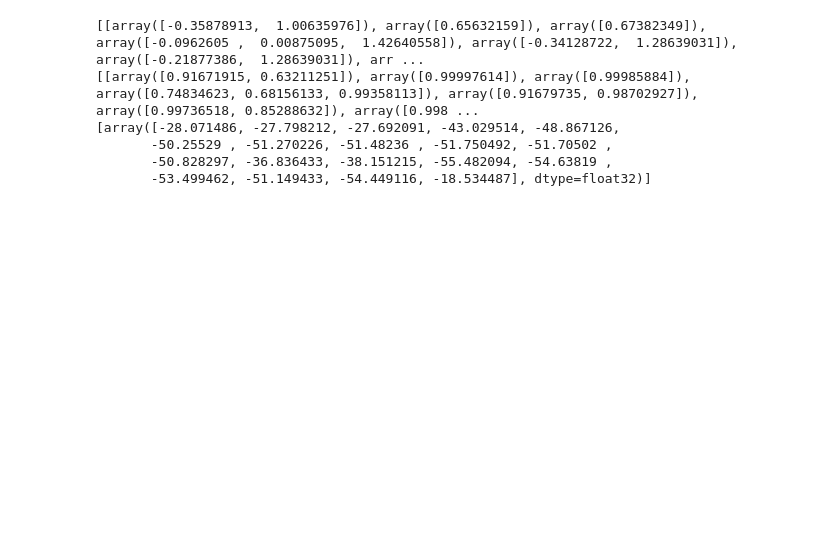
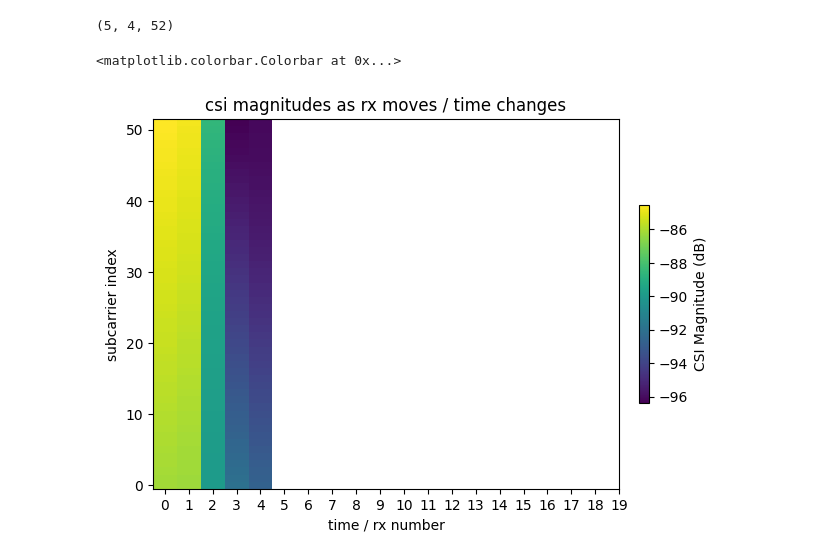
Before and after one commit to patorrad/sionna_dataset_generator, a Jupyter notebook: Sionna_Ray_Tracing_Introduction copy 5.ipynb, the cells around one changed output. Saved outputs shown, nothing was run; the diff lists cells and outputs as text; code cells hidden in the pictures; blank space fills up the shorter version.

```diff
--- a/Sionna_Ray_Tracing_Introduction copy 5.ipynb
+++ b/Sionna_Ray_Tracing_Introduction copy 5.ipynb
@@ -403,15 +431,31 @@ csi.shape (1, 20, 4, 1, 1, 1, 52)
-# %%
-print(angles)
-print(angle_profile_values)
-print(rssi)
-# angles = []
-# angle_profile_values = []
-# rssi = []
-# rssi_normalized = []
-# %% [output]
-[[array([-0.35878913,  1.00635976]), array([0.65632159]), array([0.67382349]), array([-0.0962605 ,  0.00875095,  1.42640558]), array([-0.34128722,  1.28639031]), array([-0.21877386,  1.28639031]), arr ...
-[[array([0.91671915, 0.63211251]), array([0.99997614]), array([0.99985884]), array([0.74834623, 0.68156133, 0.99358113]), array([0.91679735, 0.98702927]), array([0.99736518, 0.85288632]), array([0.998 ...
-[array([-28.071486, -27.798212, -27.692091, -43.029514, -48.867126,
-       -50.25529 , -51.270226, -51.48236 , -51.750492, -51.70502 ,
-       -50.828297, -36.836433, -38.151215, -55.482094, -54.63819 ,
-       -53.499462, -51.149433, -54.449116, -18.534487], dtype=float32)]
+# %%
+# lets make a graph with CSI as time progresses (assuming time progresses when the Rx has moved/changed spatially)
+# we have csi_reshaped with dims (20, 4, 52)
+# 20 refers to the time/space/each Rx, 4 is the num of Rx antennas, 52 is the different subcarrier freqs
+# and the data stored itself is the complex number at Rx that .angle = phaseshift, .mag = amplitude -> dB
+csi_reshaped = np.array(csi_reshaped)
+print(csi_reshaped.shape)
+# need this for amplitude to dB
+def dB(x):
+    return 10 * np.log10(np.abs(x) ** 2)
+    # return 10 * np.log10(np.maximum(np.abs(x) ** 2, 1e-8))
+
+# lets say we only care about Rx antenna #0
+C = dB(csi_reshaped[:, 0, :])
+
+# for t in range(csi_reshaped.shape[0]): # going thru each Rx/time/position
+#     plt.pcolormesh(np.arange(20), np.arange(52), C.T)
+#     plt.title(f"csi magnitudes for rx/t = {t}")
+#     plt.ylabel("subcarrier index")
+#     plt.xlabel("time / rx number")
+# print(C.T)
+plt.pcolormesh(np.arange(csi_reshaped.shape[0]), np.arange(52), C.T)
+plt.xticks(range(20))
+plt.title(f"csi magnitudes as rx moves / time changes")
+plt.ylabel("subcarrier index")
+plt.xlabel("time / rx number")
+plt.colorbar(orientation='vertical', fraction=0.02, pad=0.04, label="CSI Magnitude (dB)")
+# %% [output]
+(5, 4, 52)
+<matplotlib.colorbar.Colorbar at 0x...>
+[figure, added]
```
Also changed, not shown: parts of 5 cells of this notebook, 7 other files.
